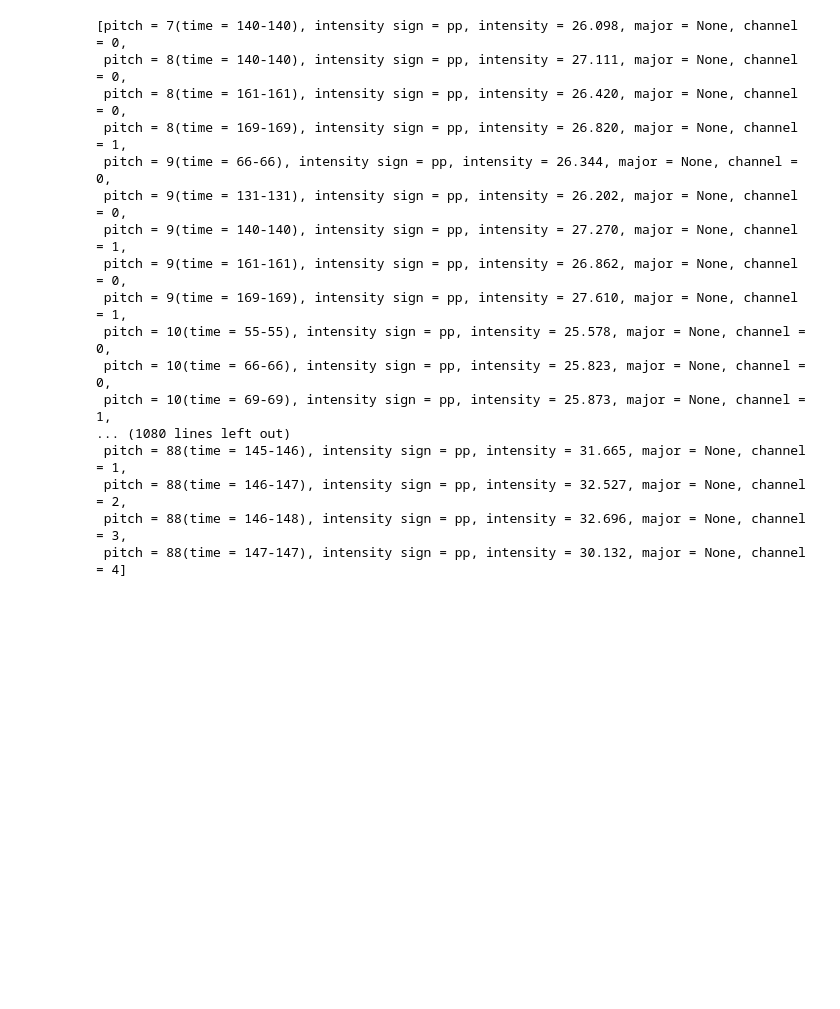
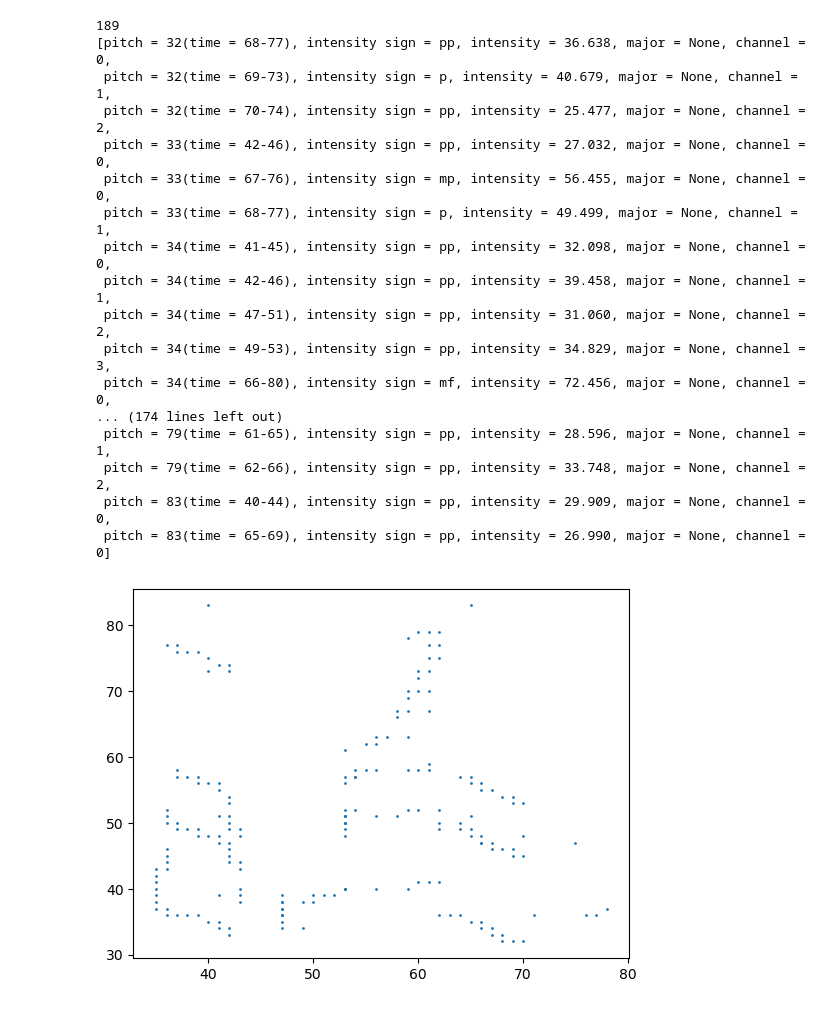
Before and after one commit to Jieying-Chen/IIB_Project, a Jupyter notebook: MIDI_int_test.ipynb, the cells around one changed output. Cells and saved outputs as stored; diff of their text form; code cells hidden in the pictures; blank space fills up the shorter version.

```diff
--- a/MIDI_int_test.ipynb
+++ b/MIDI_int_test.ipynb
@@ -150,23 +150,29 @@ nnew_notes = multichannel(new_notes,note_num)
-# %%
-pprint(nnew_notes)
-# %% [output]
-[pitch = 7(time = 140-140), intensity sign = pp, intensity = 26.098, major = None, channel = 0,
- pitch = 8(time = 140-140), intensity sign = pp, intensity = 27.111, major = None, channel = 0,
- pitch = 8(time = 161-161), intensity sign = pp, intensity = 26.420, major = None, channel = 0,
- pitch = 8(time = 169-169), intensity sign = pp, intensity = 26.820, major = None, channel = 1,
- pitch = 9(time = 66-66), intensity sign = pp, intensity = 26.344, major = None, channel = 0,
- pitch = 9(time = 131-131), intensity sign = pp, intensity = 26.202, major = None, channel = 0,
- pitch = 9(time = 140-140), intensity sign = pp, intensity = 27.270, major = None, channel = 1,
- pitch = 9(time = 161-161), intensity sign = pp, intensity = 26.862, major = None, channel = 0,
- pitch = 9(time = 169-169), intensity sign = pp, intensity = 27.610, major = None, channel = 1,
- pitch = 10(time = 55-55), intensity sign = pp, intensity = 25.578, major = None, channel = 0,
- pitch = 10(time = 66-66), intensity sign = pp, intensity = 25.823, major = None, channel = 0,
- pitch = 10(time = 69-69), intensity sign = pp, intensity = 25.873, major = None, channel = 1,
-... (1080 lines left out)
- pitch = 88(time = 145-146), intensity sign = pp, intensity = 31.665, major = None, channel = 1,
- pitch = 88(time = 146-147), intensity sign = pp, intensity = 32.527, major = None, channel = 2,
- pitch = 88(time = 146-148), intensity sign = pp, intensity = 32.696, major = None, channel = 3,
- pitch = 88(time = 147-147), intensity sign = pp, intensity = 30.132, major = None, channel = 4]
+# %%
+new_notes = [note for note in new_notes if note.pitch >= 20]
+nnew_notes = multichannel(new_notes,note_num)
+# %%
+plot_notes(nnew_notes)
+print(len(nnew_notes))
+pprint(nnew_notes)
+# %% [output]
+189
+[pitch = 32(time = 68-77), intensity sign = pp, intensity = 36.638, major = None, channel = 0,
+ pitch = 32(time = 69-73), intensity sign = p, intensity = 40.679, major = None, channel = 1,
+ pitch = 32(time = 70-74), intensity sign = pp, intensity = 25.477, major = None, channel = 2,
+ pitch = 33(time = 42-46), intensity sign = pp, intensity = 27.032, major = None, channel = 0,
+ pitch = 33(time = 67-76), intensity sign = mp, intensity = 56.455, major = None, channel = 0,
+ pitch = 33(time = 68-77), intensity sign = p, intensity = 49.499, major = None, channel = 1,
+ pitch = 34(time = 41-45), intensity sign = pp, intensity = 32.098, major = None, channel = 0,
+ pitch = 34(time = 42-46), intensity sign = pp, intensity = 39.458, major = None, channel = 1,
+ pitch = 34(time = 47-51), intensity sign = pp, intensity = 31.060, major = None, channel = 2,
+ pitch = 34(time = 49-53), intensity sign = pp, intensity = 34.829, major = None, channel = 3,
+ pitch = 34(time = 66-80), intensity sign = mf, intensity = 72.456, major = None, channel = 0,
+... (174 lines left out)
+ pitch = 79(time = 61-65), intensity sign = pp, intensity = 28.596, major = None, channel = 1,
+ pitch = 79(time = 62-66), intensity sign = pp, intensity = 33.748, major = None, channel = 2,
+ pitch = 83(time = 40-44), intensity sign = pp, intensity = 29.909, major = None, channel = 0,
+ pitch = 83(time = 65-69), intensity sign = pp, intensity = 26.990, major = None, channel = 0]
+[figure, added]
 # %%
 mf = MIDIFile(1)     # only 1 track
 track = 0   # the only track
```
Also changed, not shown: parts of 7 cells of this notebook, 1 other file.
